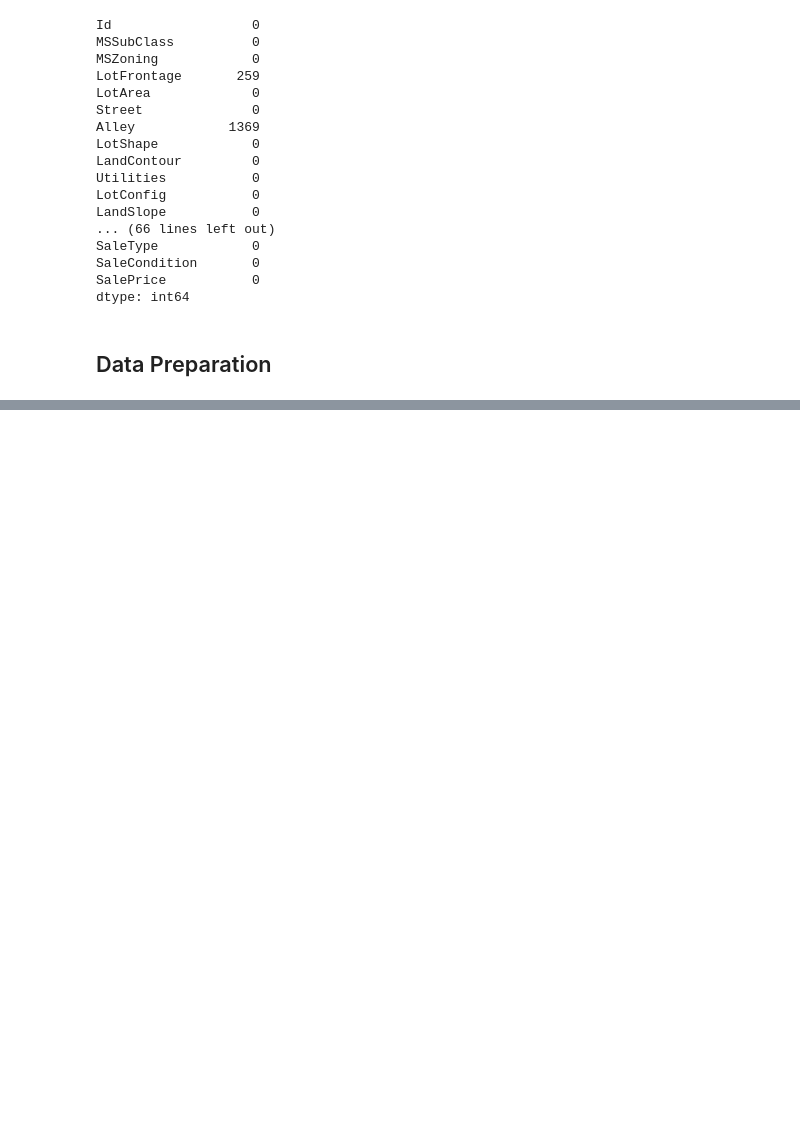
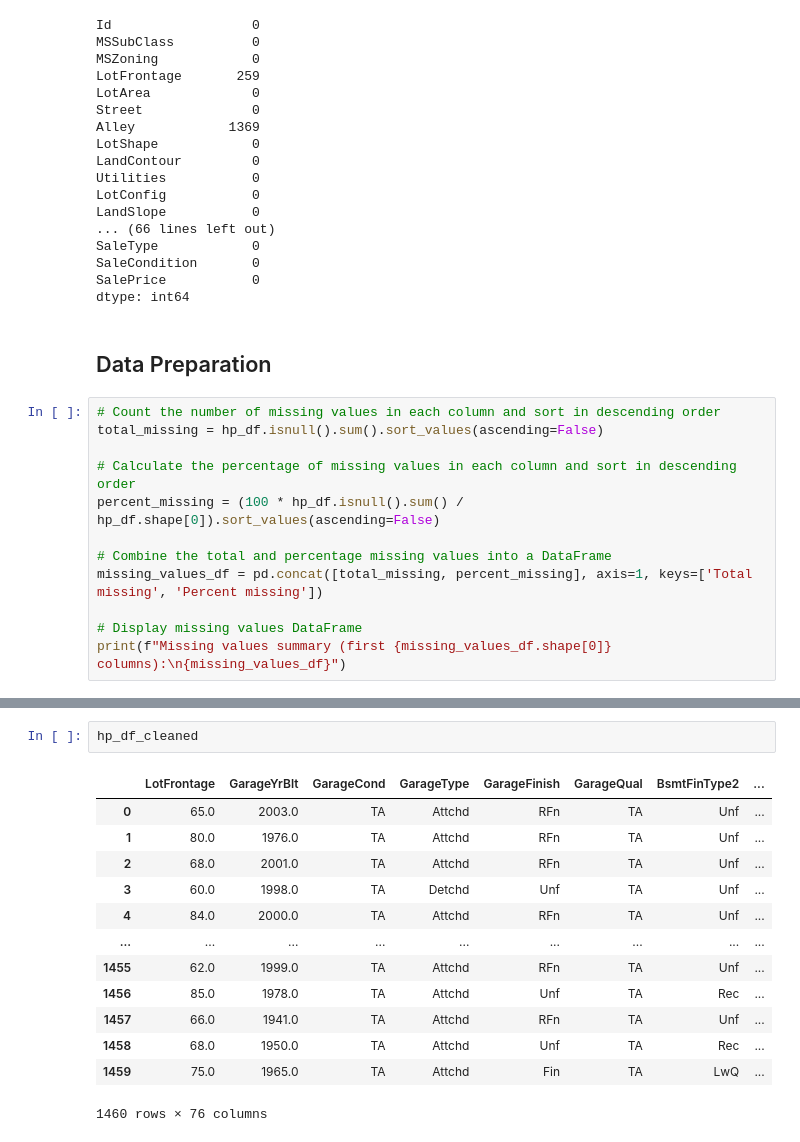
Before and after one commit to sreeprem/HousePricePrediction, a Jupyter notebook: Housing Prediction.ipynb, the cells around one changed output, grey strips where cells are left out. Saved outputs shown, nothing was run; the diff lists cells and outputs as text; blank space fills up the shorter version.

```diff
--- a/Housing Prediction.ipynb
+++ b/Housing Prediction.ipynb
@@ -136,3 +137,15 @@ SalePrice           0
 dtype: int64
 # %% [markdown]
 ## Data Preparation
+# %%
+# Count the number of missing values in each column and sort in descending order
+total_missing = hp_df.isnull().sum().sort_values(ascending=False)
+
+# Calculate the percentage of missing values in each column and sort in descending order
+percent_missing = (100 * hp_df.isnull().sum() / hp_df.shape[0]).sort_values(ascending=False)
+
+# Combine the total and percentage missing values into a DataFrame
+missing_values_df = pd.concat([total_missing, percent_missing], axis=1, keys=['Total missing', 'Percent missing'])
+
+# Display missing values DataFrame
+print(f"Missing values summary (first {missing_values_df.shape[0]} columns):\n{missing_values_df}")
@@ -138,0 +209,16 @@ dtype: int64
+# %%
+hp_df_cleaned
+# %% [output]
+|  | LotFrontage | GarageYrBlt | GarageCond | GarageType | GarageFinish | GarageQual | BsmtFinType2 | ... |
+| 0 | 65.0 | 2003.0 | TA | Attchd | RFn | TA | Unf | ... |
+| 1 | 80.0 | 1976.0 | TA | Attchd | RFn | TA | Unf | ... |
+| 2 | 68.0 | 2001.0 | TA | Attchd | RFn | TA | Unf | ... |
+| 3 | 60.0 | 1998.0 | TA | Detchd | Unf | TA | Unf | ... |
+| 4 | 84.0 | 2000.0 | TA | Attchd | RFn | TA | Unf | ... |
+| ... | ... | ... | ... | ... | ... | ... | ... | ... |
+| 1455 | 62.0 | 1999.0 | TA | Attchd | RFn | TA | Unf | ... |
+| 1456 | 85.0 | 1978.0 | TA | Attchd | Unf | TA | Rec | ... |
+| 1457 | 66.0 | 1941.0 | TA | Attchd | RFn | TA | Unf | ... |
+| 1458 | 68.0 | 1950.0 | TA | Attchd | Unf | TA | Rec | ... |
+| 1459 | 75.0 | 1965.0 | TA | Attchd | Fin | TA | LwQ | ... |
+1460 rows × 76 columns
```
Also changed, not shown: parts of 24 cells of this notebook.
